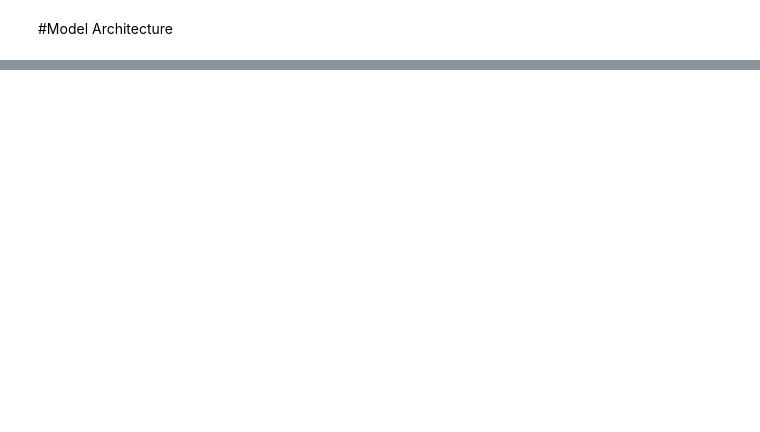
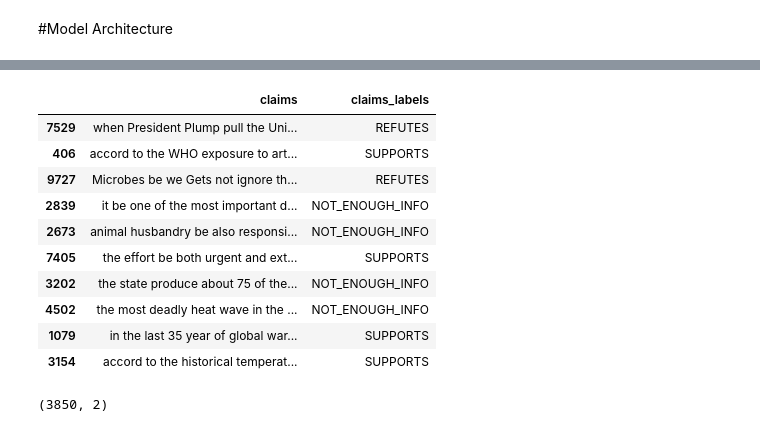
Before and after one commit to nilesh2gupta/UBC_project, a Jupyter notebook: Combining_models.ipynb, the cells around one changed output, grey strips where cells are left out. Cells and saved outputs as stored; diff of their text form; code cells hidden in the pictures; blank space fills up the shorter version.

```diff
--- a/Combining_models.ipynb
+++ b/Combining_models.ipynb
@@ -360,0 +400,21 @@ print(roberta_input)
+# %%
+import pandas as pd
+df = pd.read_csv('/content/drive/MyDrive/UBC_project/cleaned_data_no_special_characters.csv' ,encoding='utf-8')
+df.sample(10)
+# %% [output]
+|  | claims | claims_labels |
+| 7529 | when President Plump pull the Uni... | REFUTES |
+| 406 | accord to the WHO exposure to art... | SUPPORTS |
+| 9727 | Microbes be we Gets not ignore th... | REFUTES |
+| 2839 | it be one of the most important d... | NOT_ENOUGH_INFO |
+| 2673 | animal husbandry be also responsi... | NOT_ENOUGH_INFO |
+| 7405 | the effort be both urgent and ext... | SUPPORTS |
+| 3202 | the state produce about 75 of the... | NOT_ENOUGH_INFO |
+| 4502 | the most deadly heat wave in the ... | NOT_ENOUGH_INFO |
+| 1079 | in the last 35 year of global war... | SUPPORTS |
+| 3154 | accord to the historical temperat... | SUPPORTS |
+# %%
+df = df[(df['claims'].str.split().str.len() > 3) & (df['claims'].str.split().str.len() < 20)]
+df.shape
+# %% [output]
+(3850, 2)
```
Also changed, not shown: parts of 9 cells of this notebook.
